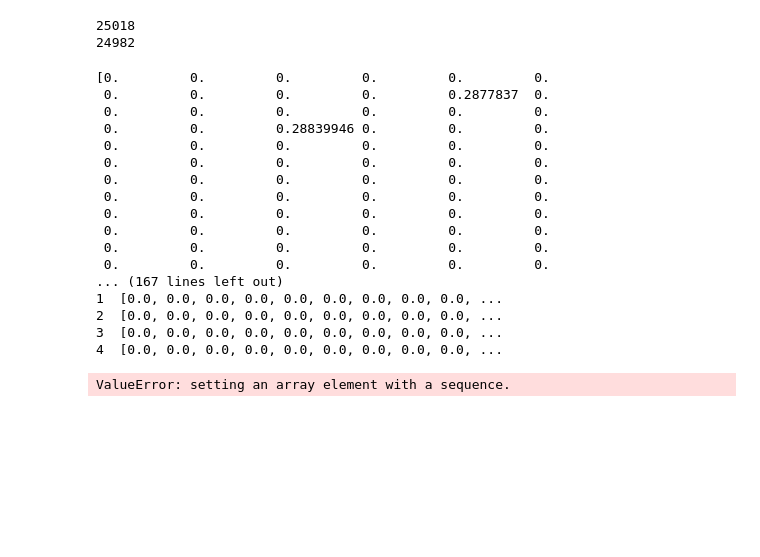
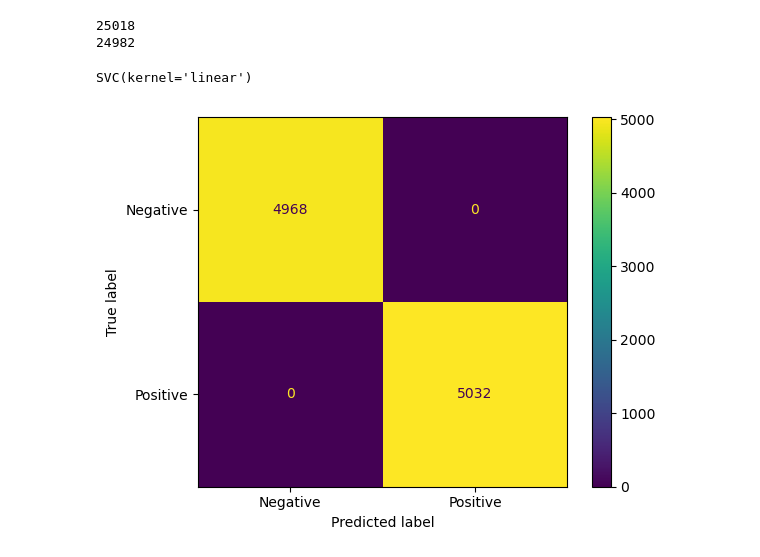
Before and after one commit to jPorterDosch/Twitter-Bot-Detection, a Jupyter notebook: initial_pass.ipynb, the cells around one changed output. Cells and saved outputs as stored; diff of their text form; code cells hidden in the pictures; blank space fills up the shorter version.

Commit message:
Completed baseline model training and data preprocessing

```diff
--- a/initial_pass.ipynb
+++ b/initial_pass.ipynb
@@ -40,10 +41,10 @@ df.head()
 # %%
 # Get our data X and y before splitting into train and test sets
+# We drop the text columns for now to see if the model even needs them for successful training.
 X = df.drop('Bot Label', axis=1)
 y = df['Bot Label']
 
-# Need to convert columns to numpy arrays to correctly pass in multi-dimensional arrays for training
-# X.to_numpy()
-# y.to_numpy()
+X = df[["Retweet Count", "Mention Count", "Follower Count", "Verified", "Bot Label", "Location", "Created At"]]
 
+print(X.head())
 X_train, X_test, y_train, y_test = train_test_split(X, y, test_size=0.2, random_state=RANDOM_STATE)
@@ -54,35 +69,20 @@ print(len(df[df["Bot Label"] == 0]))
 # %% [output]
 25018
 24982
-# %%
-# Model does not expect multidimensional arrays, so need to find a way to turn 3D array into 2D array
-# likely just flatten tweets and hashtags
-test = df["Tweet"]
-
-print(test.iloc[0])
-print(type(test.iloc[0]))
-print(df.head())
-# %% [output]
-[0.         0.         0.         0.         0.         0.
- 0.         0.         0.         0.         0.2877837  0.
- 0.         0.         0.         0.         0.         0.
- 0.         0.         0.28839946 0.         0.         0.
- 0.         0.         0.         0.         0.         0.
- 0.         0.         0.         0.         0.         0.
- 0.         0.         0.         0.         0.         0.
- 0.         0.         0.         0.         0.         0.
- 0.         0.         0.         0.         0.         0.
- 0.         0.         0.         0.         0.         0.
- 0.         0.         0.         0.         0.         0.
- 0.         0.         0.         0.         0.         0.
-... (167 lines left out)
-1  [0.0, 0.0, 0.0, 0.0, 0.0, 0.0, 0.0, 0.0, 0.0, ...
-2  [0.0, 0.0, 0.0, 0.0, 0.0, 0.0, 0.0, 0.0, 0.0, ...
-3  [0.0, 0.0, 0.0, 0.0, 0.0, 0.0, 0.0, 0.0, 0.0, ...
-4  [0.0, 0.0, 0.0, 0.0, 0.0, 0.0, 0.0, 0.0, 0.0, ...
 # %%
-model = svm.SVC()
-
+# Training
+model = svm.SVC(kernel='linear')
 model.fit(X_train, y_train)
 # %% [output]
-ValueError: setting an array element with a sequence.
+SVC(kernel='linear')
+# %%
+# Evaluation
+from sklearn.metrics import confusion_matrix, ConfusionMatrixDisplay
+y_hat = model.predict(X_test)
+
+cm_test = confusion_matrix(y_test, y_hat)
+
+disp = ConfusionMatrixDisplay(confusion_matrix=cm_test, display_labels=['Negative', 'Positive']).plot()
+plt.show()
+# %% [output]
+[figure, added]
```
Also changed, not shown: parts of 8 cells of this notebook, 2 other files.
